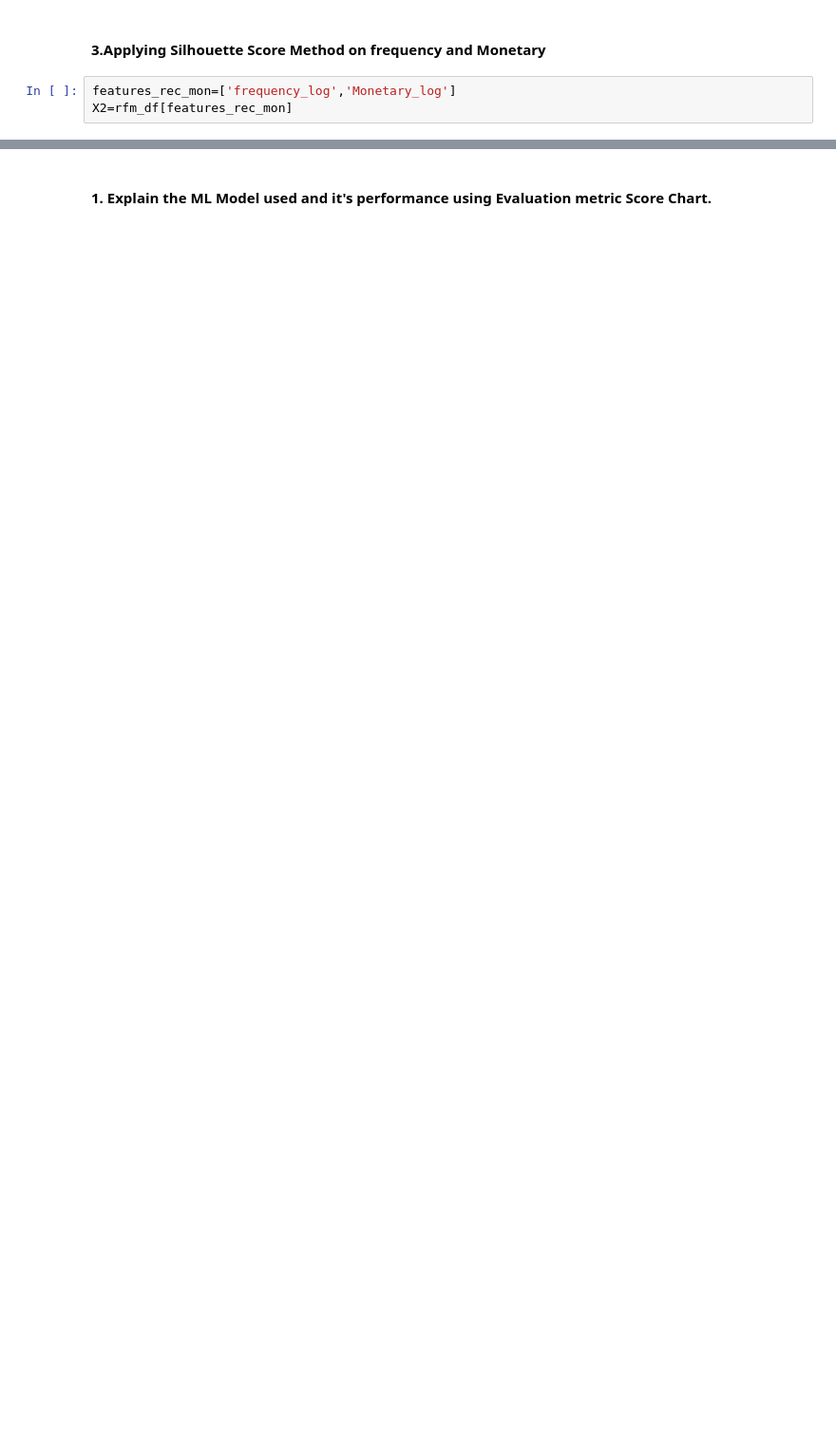
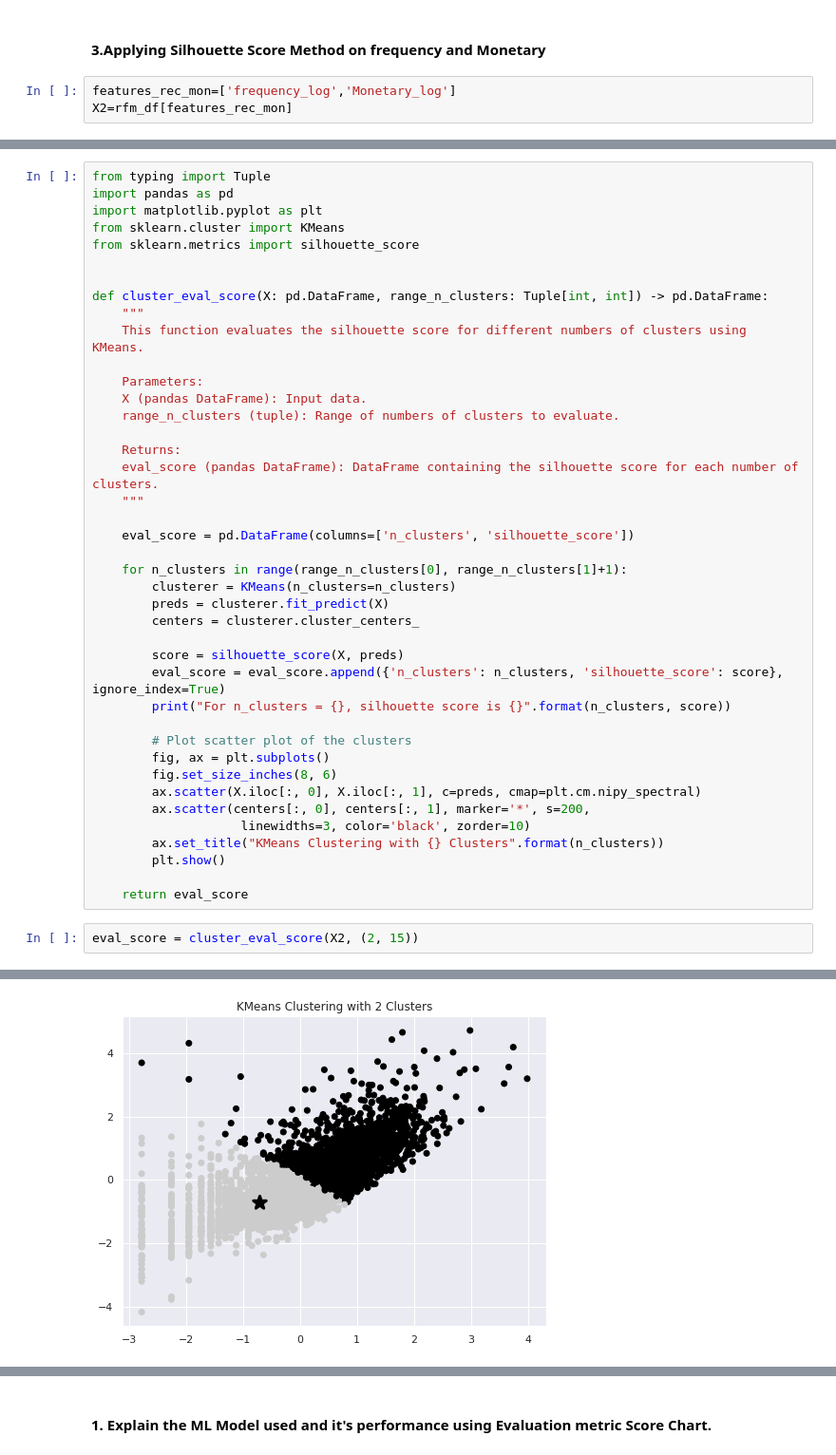
Before and after one commit to Dileepsingh6432/Online-Retail-Customer-Segmentation, a Jupyter notebook: Online_Retail_Customer_Segmentation.ipynb, the cells around one changed output, grey strips where cells are left out. Shown at 95% size. Drawn from its saved outputs; the diff is of its cells as text; blank space fills up the shorter version.

```diff
--- a/Online_Retail_Customer_Segmentation.ipynb
+++ b/Online_Retail_Customer_Segmentation.ipynb
@@ -1351,0 +1355,44 @@ For n_clusters = 15, silhouette score is 0.36515880674732887
+# %%
+from typing import Tuple
+import pandas as pd
+import matplotlib.pyplot as plt
+from sklearn.cluster import KMeans
+from sklearn.metrics import silhouette_score
+
+
+def cluster_eval_score(X: pd.DataFrame, range_n_clusters: Tuple[int, int]) -> pd.DataFrame:
+    """
+    This function evaluates the silhouette score for different numbers of clusters using KMeans.
+
+    Parameters:
+    X (pandas DataFrame): Input data.
+    range_n_clusters (tuple): Range of numbers of clusters to evaluate.
+
+    Returns:
+    eval_score (pandas DataFrame): DataFrame containing the silhouette score for each number of clusters.
+    """
+
+    eval_score = pd.DataFrame(columns=['n_clusters', 'silhouette_score'])
+
+    for n_clusters in range(range_n_clusters[0], range_n_clusters[1]+1):
+        clusterer = KMeans(n_clusters=n_clusters)
+        preds = clusterer.fit_predict(X)
+        centers = clusterer.cluster_centers_
+
+        score = silhouette_score(X, preds)
+        eval_score = eval_score.append({'n_clusters': n_clusters, 'silhouette_score': score}, ignore_index=True)
+        print("For n_clusters = {}, silhouette score is {}".format(n_clusters, score))
+
+        # Plot scatter plot of the clusters
+        fig, ax = plt.subplots()
+        fig.set_size_inches(8, 6)
+        ax.scatter(X.iloc[:, 0], X.iloc[:, 1], c=preds, cmap=plt.cm.nipy_spectral)
+        ax.scatter(centers[:, 0], centers[:, 1], marker='*', s=200,
+                    linewidths=3, color='black', zorder=10)
+        ax.set_title("KMeans Clustering with {} Clusters".format(n_clusters))
+        plt.show()
+
+    return eval_score
+# %%
+eval_score = cluster_eval_score(X2, (2, 15))
+# %% [output]
@@ -1351,0 +1400 @@ For n_clusters = 15, silhouette score is 0.36515880674732887
+[figure, added]
```
Also changed, not shown: parts of 41 cells of this notebook.
